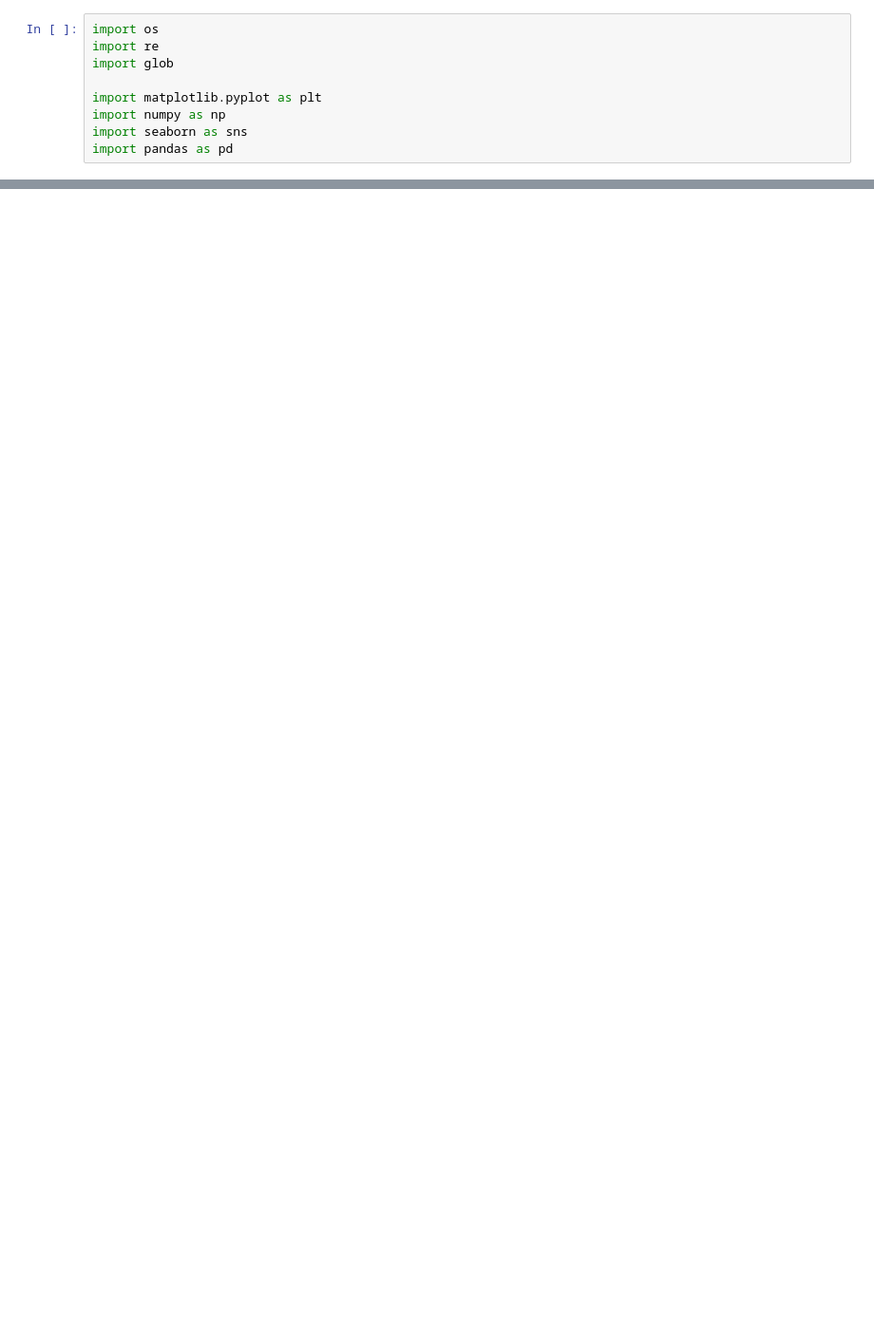
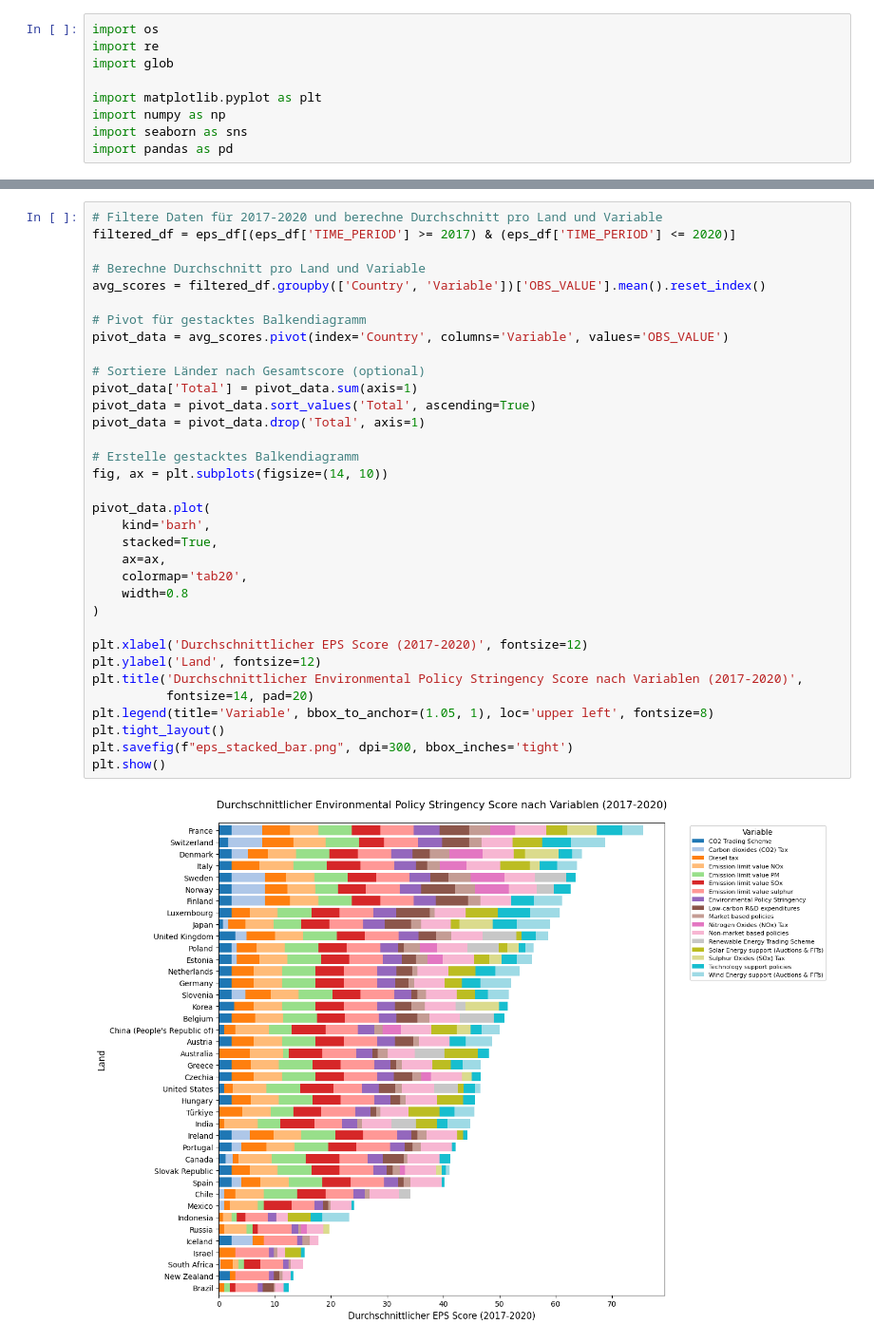
Before and after one commit to luca-heitmann/data-science-courses, a Jupyter notebook: digital-humanities/climate-debates/testing.ipynb, the cells around one changed output, grey strips where cells are left out. Shown at 95% size. Saved outputs shown, nothing was run; the diff lists cells and outputs as text; blank space fills up the shorter version.

```diff
--- a/digital-humanities/climate-debates/testing.ipynb
+++ b/digital-humanities/climate-debates/testing.ipynb
@@ -72,0 +185,36 @@ get_speech(environment_speeches.iloc[0]["speech_path"], environment_speeches.ilo
+# %%
+# Filtere Daten für 2017-2020 und berechne Durchschnitt pro Land und Variable
+filtered_df = eps_df[(eps_df['TIME_PERIOD'] >= 2017) & (eps_df['TIME_PERIOD'] <= 2020)]
+
+# Berechne Durchschnitt pro Land und Variable
+avg_scores = filtered_df.groupby(['Country', 'Variable'])['OBS_VALUE'].mean().reset_index()
+
+# Pivot für gestacktes Balkendiagramm
+pivot_data = avg_scores.pivot(index='Country', columns='Variable', values='OBS_VALUE')
+
+# Sortiere Länder nach Gesamtscore (optional)
+pivot_data['Total'] = pivot_data.sum(axis=1)
+pivot_data = pivot_data.sort_values('Total', ascending=True)
+pivot_data = pivot_data.drop('Total', axis=1)
+
+# Erstelle gestacktes Balkendiagramm
+fig, ax = plt.subplots(figsize=(14, 10))
+
+pivot_data.plot(
+    kind='barh',
+    stacked=True,
+    ax=ax,
+    colormap='tab20',
+    width=0.8
+)
+
+plt.xlabel('Durchschnittlicher EPS Score (2017-2020)', fontsize=12)
+plt.ylabel('Land', fontsize=12)
+plt.title('Durchschnittlicher Environmental Policy Stringency Score nach Variablen (2017-2020)',
+          fontsize=14, pad=20)
+plt.legend(title='Variable', bbox_to_anchor=(1.05, 1), loc='upper left', fontsize=8)
+plt.tight_layout()
+plt.savefig(f"eps_stacked_bar.png", dpi=300, bbox_inches='tight')
+plt.show()
+# %% [output]
+[figure, added]
```
Also changed, not shown: parts of 43 cells of this notebook, 6 other files.
